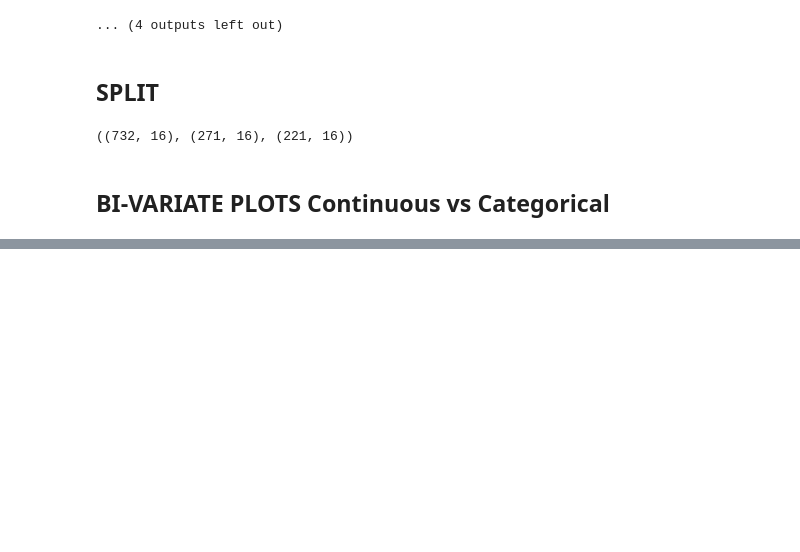
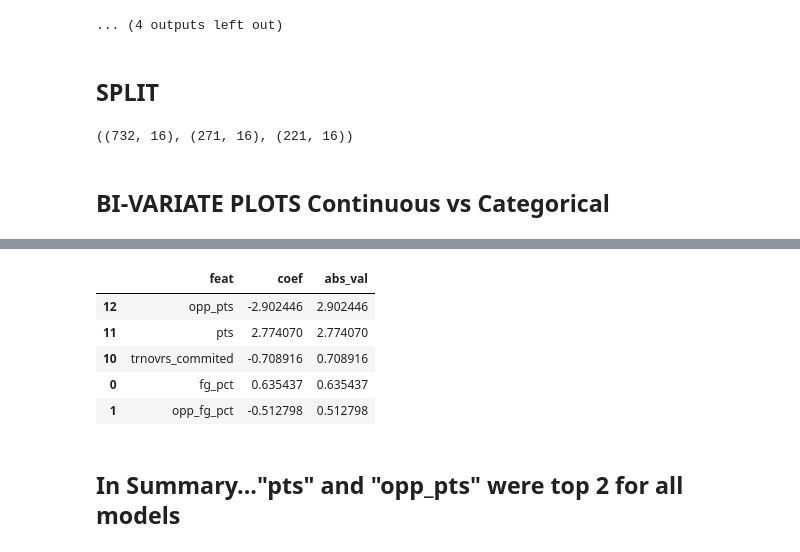
Before and after one commit to RichardAlcabes22/nba_project, a Jupyter notebook: final_nba_project.ipynb, the cells around one changed output, grey strips where cells are left out. Cells and saved outputs as stored; diff of their text form; code cells hidden in the pictures; blank space fills up the shorter version.

```diff
--- a/final_nba_project.ipynb
+++ b/final_nba_project.ipynb
@@ -118,0 +342,6 @@ plt.show()
+# %%
+# Create and fit the thing
+CATb = CatBoostClassifier(verbose=False,depth=5)
+CATb.fit(X_train,y_train)
+CATb_preds = CATb.predict(X_train)
+pd.crosstab(CATb_preds,y_train) # a confusion matrix with ACTUALS as columns and PREDICTIONS as rows
@@ -118,0 +380,5 @@ plt.show()
+# %%
+sc_X = StandardScaler()
+X_train_scaled = sc_X.fit_transform(X_train)
+X_validate_scaled = sc_X.transform(X_validate)
+X_test_scaled = sc_X.transform(X_test)
@@ -118,0 +387,7 @@ plt.show()
+# %%
+mlp = MLPClassifier(hidden_layer_sizes=(256,128,64),activation="relu",random_state=2013,
+                    batch_size=100,solver='sgd')
+mlp.fit(X_train_scaled, y_train)
+mlp_preds = mlp.predict(X_train_scaled)
+print(mlp.score(X_train_scaled, y_train))
+pd.crosstab(mlp_preds,y_train) # a confusion matrix with ACTUALS as columns and PREDICTIONS as rows
@@ -118,0 +427,7 @@ plt.show()
+# %%
+#C=1, class_weight={0:1, 1:99}, random_state=123, intercept_scaling=1, solver='lbfgs'
+log = LogisticRegression()
+log.fit(X_train_scaled, y_train)
+log_preds = log.predict(X_train_scaled)
+print(log.score(X_train_scaled, y_train))
+pd.crosstab(log_preds,y_train) # a confusion matrix with ACTUALS as columns and PREDICTIONS as rows
@@ -118,0 +513,18 @@ plt.show()
+# %%
+# According to LogRegressor
+feat_df = pd.DataFrame(
+    {'feat': X_train.columns.to_list(),
+     'coef': log.coef_[0]
+    }
+)
+feat_df['abs_val'] = abs(feat_df.coef)
+feat_df.sort_values('abs_val',ascending=False).head()
+# %% [output]
+|  | feat | coef | abs_val |
+| 12 | opp_pts | -2.902446 | 2.902446 |
+| 11 | pts | 2.774070 | 2.774070 |
+| 10 | trnovrs_commited | -0.708916 | 0.708916 |
+| 0 | fg_pct | 0.635437 | 0.635437 |
+| 1 | opp_fg_pct | -0.512798 | 0.512798 |
+# %% [markdown]
+## In Summary..."pts" and "opp_pts" were top 2 for all models
```
Also changed, not shown: parts of 46 cells of this notebook, 4 other files.
